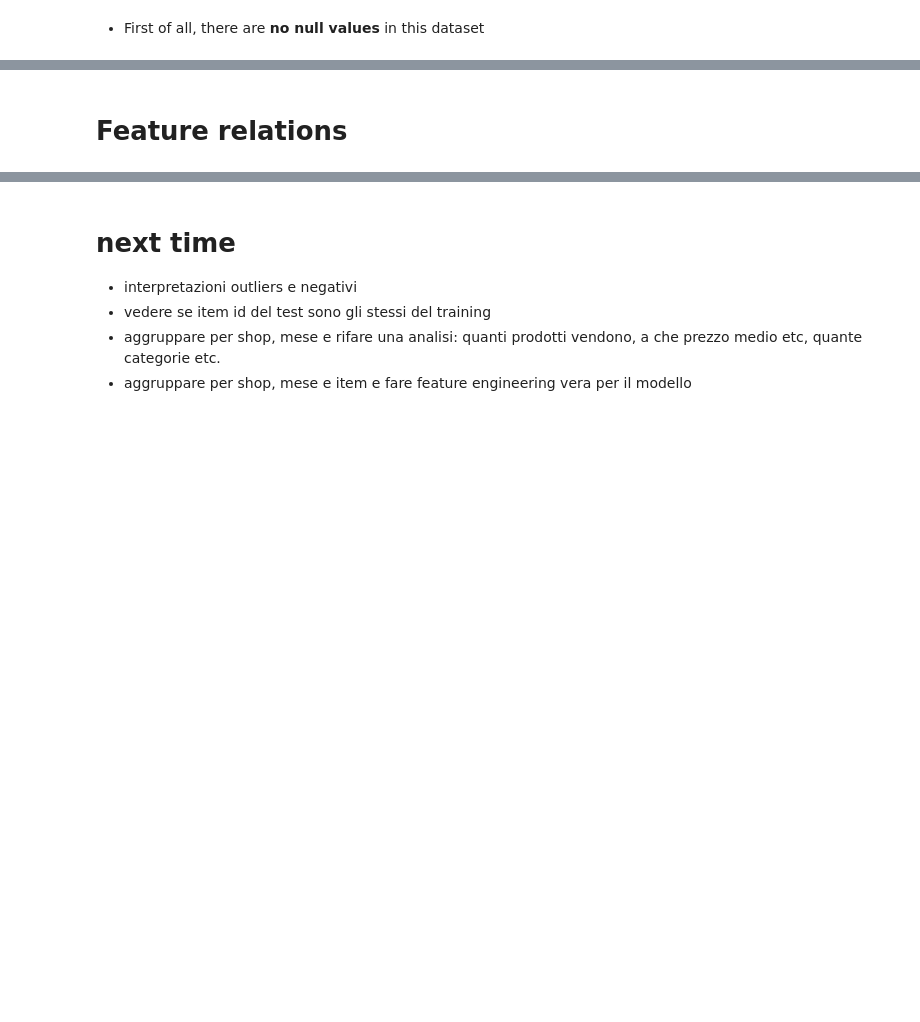
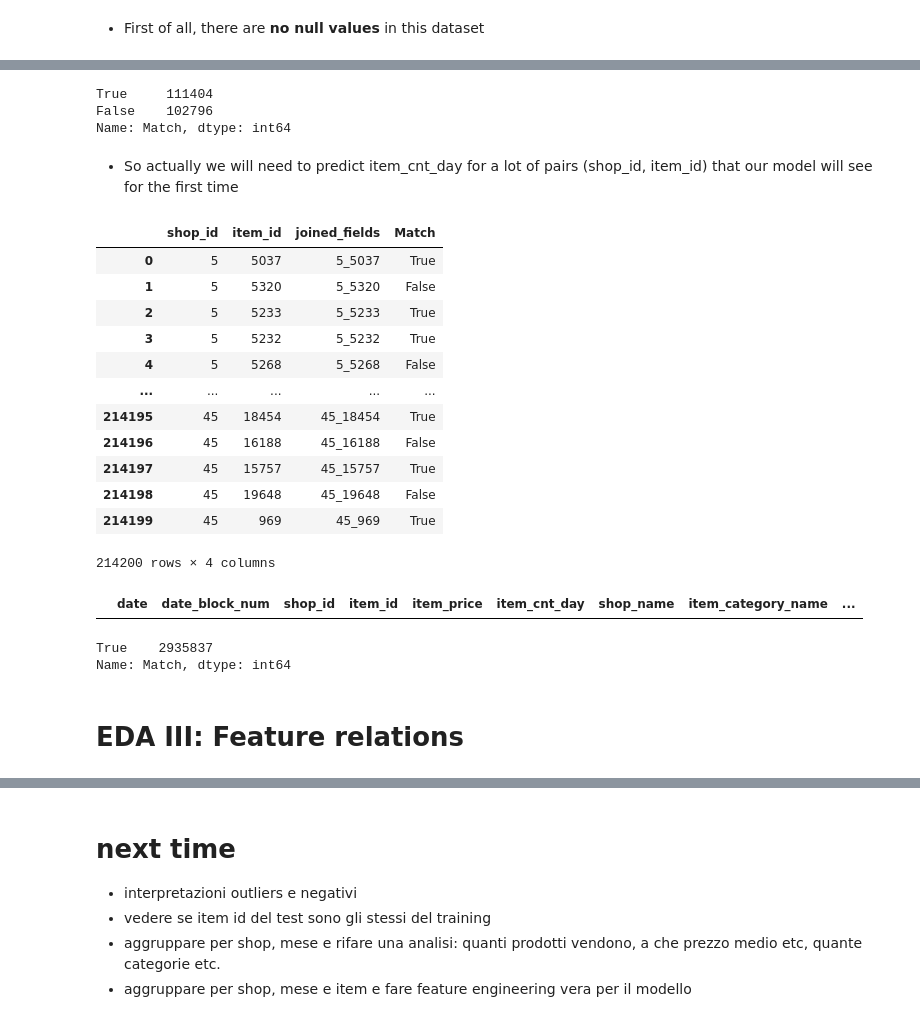
Before and after one commit to AlessandroBiagi/DataScienceProjects, a Jupyter notebook: Future_Sales/Predict_Future_Sales.ipynb, the cells around one changed output, grey strips where cells are left out. Cells and saved outputs as stored; diff of their text form; code cells hidden in the pictures; blank space fills up the shorter version.

Commit message:
Completed Individual Features EDA and Feature Engineering. Started Feature Relations EDA

```diff
--- a/Future_Sales/Predict_Future_Sales.ipynb
+++ b/Future_Sales/Predict_Future_Sales.ipynb
@@ -150,0 +297,37 @@ hist_boxplot(df[cols_names])
+# %%
+df_test = df_test[['shop_id', 'item_id']]
+# %%
+df_test['joined_fields'] = df_test['shop_id'].astype(str) + "_" + df_test['item_id'].astype(str)
+# %%
+df['joined_fields'] = df['shop_id'].astype(str) + "_" + df['item_id'].astype(str)
+# %%
+df_values = set(df['joined_fields'])
+df_test['Match'] = df_test['joined_fields'].isin(df_values)
+# %%
+df_test['Match'].value_counts()
+# %% [output]
+True     111404
+False    102796
+Name: Match, dtype: int64
+# %% [markdown]
+- So actually we will need to predict item_cnt_day for a lot of pairs (shop_id, item_id) that our model will see for the first time
+# %%
+df_test.head()
+# %% [output]
+|  | shop_id | item_id | joined_fields | Match |
+| 0 | 5 | 5037 | 5_5037 | True |
+| 1 | 5 | 5320 | 5_5320 | False |
+| 2 | 5 | 5233 | 5_5233 | True |
+| 3 | 5 | 5232 | 5_5232 | True |
+| 4 | 5 | 5268 | 5_5268 | False |
+| ... | ... | ... | ... | ... |
+| 214195 | 45 | 18454 | 45_18454 | True |
+| 214196 | 45 | 16188 | 45_16188 | False |
+| 214197 | 45 | 15757 | 45_15757 | True |
+| 214198 | 45 | 19648 | 45_19648 | False |
+| 214199 | 45 | 969 | 45_969 | True |
+214200 rows × 4 columns
+# %%
+df[(df['shop_id']==5) & (df['item_id']==5320)]
+# %% [output]
+|  | date | date_block_num | shop_id | item_id | item_price | item_cnt_day | shop_name | item_category_name | ... |
@@ -150,0 +337,5 @@ hist_boxplot(df[cols_names])
+# %%
+df['Match'].value_counts()
+# %% [output]
+True    2935837
+Name: Match, dtype: int64
@@ -151,2 +344,2 @@ hist_boxplot(df[cols_names])
 # %% [markdown]
-# Feature relations
+# EDA III: Feature relations
```
Also changed, not shown: parts of 34 cells of this notebook, 3 other files.
